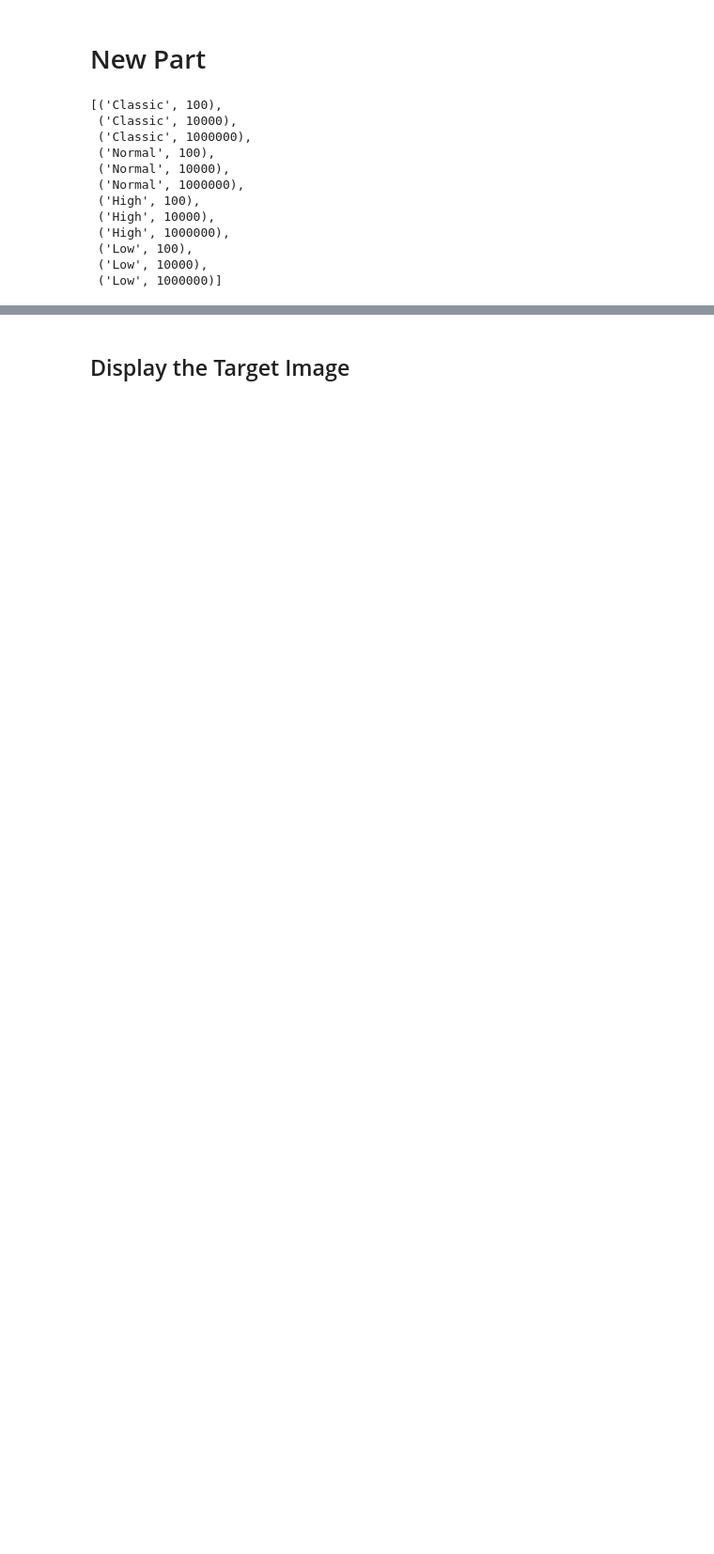
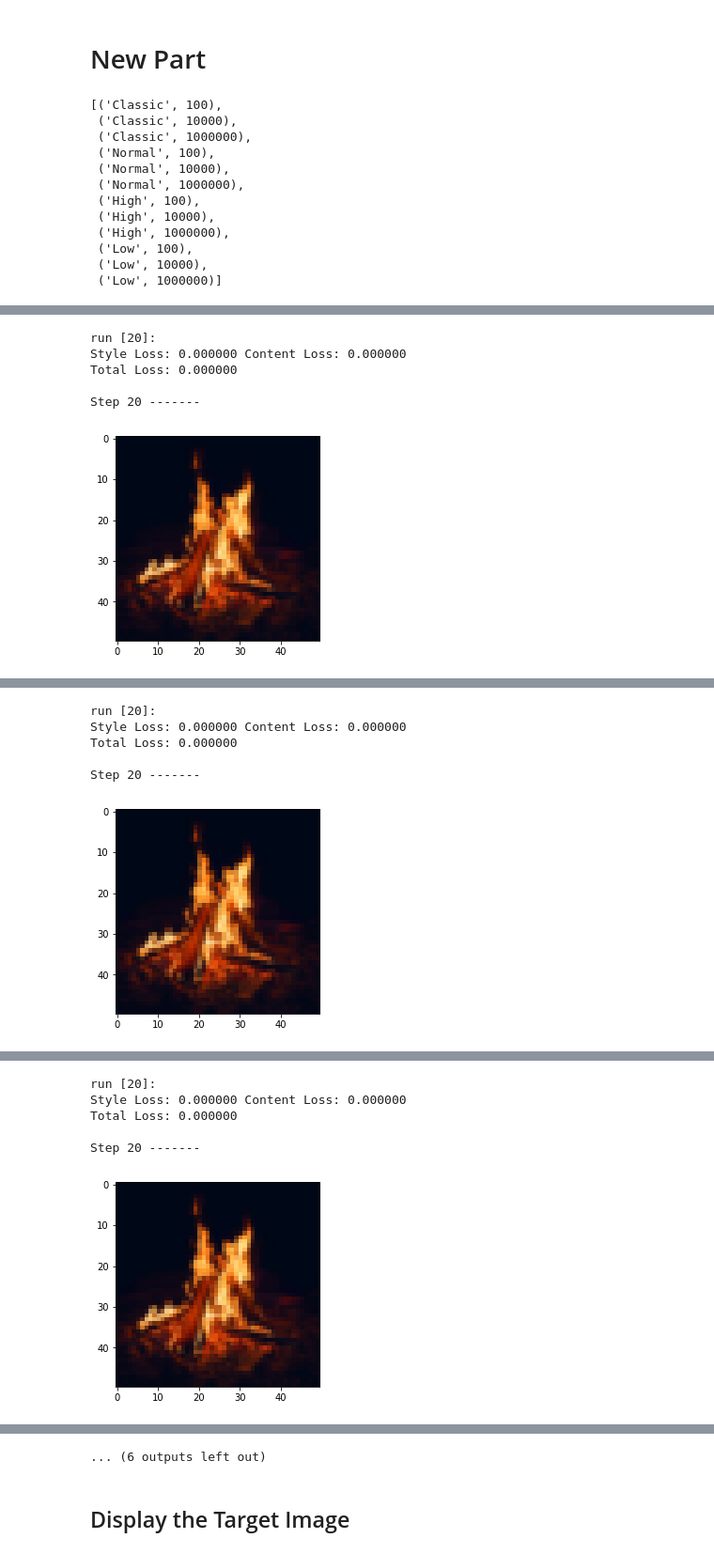
Before and after one commit to noklam/StyleTransfer, a Jupyter notebook: Demo.ipynb, the cells around one changed output, grey strips where cells are left out. Shown: that part at 94% size. Drawn from its saved outputs; the diff is of its cells as text; code cells hidden in the pictures; blank space fills up the shorter version.

```diff
--- a/Demo.ipynb
+++ b/Demo.ipynb
@@ -211,11 +218,11 @@ Clipping input data to the valid range for imshow with RGB data ([0..1] for floa
 
 style_weights_dict = {
 
-    'High': {'conv1_1': 1,
-             'conv2_1': 1,
-             'conv3_1': 0.1,
-             'conv4_1': 0.05,
-             'conv5_1': 0.05},
+    'High': {'conv1_1': 0.2,
+             'conv2_1': 0.2,
+             'conv3_1': 0.2,
+             'conv4_1': 0.75,
+             'conv5_1': 1},
 
     'Normal': {'conv1_1': 1.,
                'conv2_1': 0.75,
@@ -223,11 +230,11 @@ style_weights_dict = {
                'conv4_1': 0.2,
                'conv5_1': 0.2},
 
-    'Low': {'conv1_1': 0.05,
-            'conv2_1': 0.5,
-            'conv3_1': 0.1,
-            'conv4_1': 1,
-            'conv5_1': 1},
+    'Low': {'conv1_1': 0.5,
+            'conv2_1': 0.3,
+            'conv3_1': 0.2,
+            'conv4_1': 0.2,
+            'conv5_1': 0.2},
 
         'Classic': {'conv1_1': 0.2,
             'conv2_1': 0.2,
@@ -283,7 +286,8 @@ for style_level, style_content_ratio in tqdm(list(product(style_levels,style_con
     run = [0]
 
     OUTPUT = Path('output')
-    OUTPUT = OUTPUT/f'{content_fn}_{style_fn}'
+    output_dir = f"{content_fn}_{'_'.join([fn for fn in style_fns])}"
+    OUTPUT = OUTPUT/output_dir
     OUTPUT.mkdir(exist_ok=True)
     OUTPUT_SUBPATH = OUTPUT/f"{style_level}_{style_content_ratio}"
     OUTPUT_SUBPATH.mkdir(exist_ok=True)
@@ -302,47 +306,68 @@ for style_level, style_content_ratio in tqdm(list(product(style_levels,style_con
             # then add to it for each layer's gram matrix loss
             for layer in style_weights:
                 # get the "target" style representation for the layer
                 target_feature = target_features[layer]
                 target_gram = gram_matrix(target_feature)
                 _, d, h, w = target_feature.shape
-                # get the "style" style representation
-                style_gram = style_grams[layer]
-                # the style loss for one layer, weighted appropriately
-                layer_style_loss = style_weights[layer] * torch.mean((target_gram - style_gram)**2)
-                # add to the style loss
-                style_loss += layer_style_loss / (d * h * w)
+                for style_grams in style_grams_ls:
+                    # get the "style" style representation
+                    style_gram = style_grams[layer]
+                    # the style loss for one layer, weighted appropriately
+                    layer_style_loss = style_weights[layer] * torch.mean((target_gram - style_gram)**2)
+                    # add to the style loss
+                    style_loss += layer_style_loss / (d * h * w)
 
             # calculate the *total* loss
-            total_loss =  content_loss  +  style_loss * style_content_ratio
+            style_loss =  style_loss * style_content_ratio
+            total_loss =  content_loss  + style_loss
 
             # update your target image
             optimizer.zero_grad()
             total_loss.backward()
 
             run[0] += 1
-#             if run[0] % 20 == 0:
-#                 print("run {}:".format(run))
-#                 print('Total Loss: {:4f}'.format(total_loss))
-#                 print()
-#                 print(f'Step {ii} -------')
+            if run[0] % 20 == 0:
+                print("run {}:".format(run))
+                print('Style Loss: {:4f}'.format(style_loss), 'Content Loss: {:4f}'.format(content_loss))
+                print('Total Loss: {:4f}'.format(total_loss))
+                print()
+                print(f'Step {ii} -------')
             return total_loss
 
         # Save the first image
         plt.imsave(OUTPUT_SUBPATH/f"{ii}.jpg",im_convert(target))
         optimizer.step(closure)
 
     # Finish 1 set of parameter
     images = []
     for filename in OUTPUT_SUBPATH.glob('*.jpg'):
          images.append(imageio.imread(filename))
 
-    imageio.mimsave(OUTPUT/f"{content_fn}_{style_fn}_{style_level}_{style_content_ratio}.gif", images, fps=2) # Output gif
-    plt.imsave(OUTPUT/f"{content_fn}_{style_fn}_{style_level}_{style_content_ratio}.jpg",im_convert(target)) # Output the last image as well
+    imageio.mimsave(OUTPUT/f"{output_dir}_{style_level}_{style_content_ratio}.gif", images, fps=4) # Output gif
+    plt.imsave(OUTPUT/f"{output_dir}_{style_level}_{style_level}_{style_content_ratio}.jpg",im_convert(target)) # Output the last image as well
     plt.imshow(im_convert(target))
     plt.show()
 # %% [output]
 [interactive output not drawn]
 [interactive output not drawn]
+run [20]:
+Style Loss: 0.000000 Content Loss: 0.000000
+Total Loss: 0.000000
+
+Step 20 -------
+[figure, added]
 [interactive output not drawn]
+run [20]:
+Style Loss: 0.000000 Content Loss: 0.000000
+Total Loss: 0.000000
+
+Step 20 -------
+[figure, added]
 [interactive output not drawn]
+run [20]:
+Style Loss: 0.000000 Content Loss: 0.000000
+Total Loss: 0.000000
+
+Step 20 -------
+[figure, added]
 [interactive output not drawn]
@@ -349,3 +379,4 @@ for style_level, style_content_ratio in tqdm(list(product(style_levels,style_con
+... (6 outputs left out)
 # %% [markdown]
 ## Display the Target Image
 # %%
```
Also changed, not shown: parts of 11 cells of this notebook, 3 other files.
